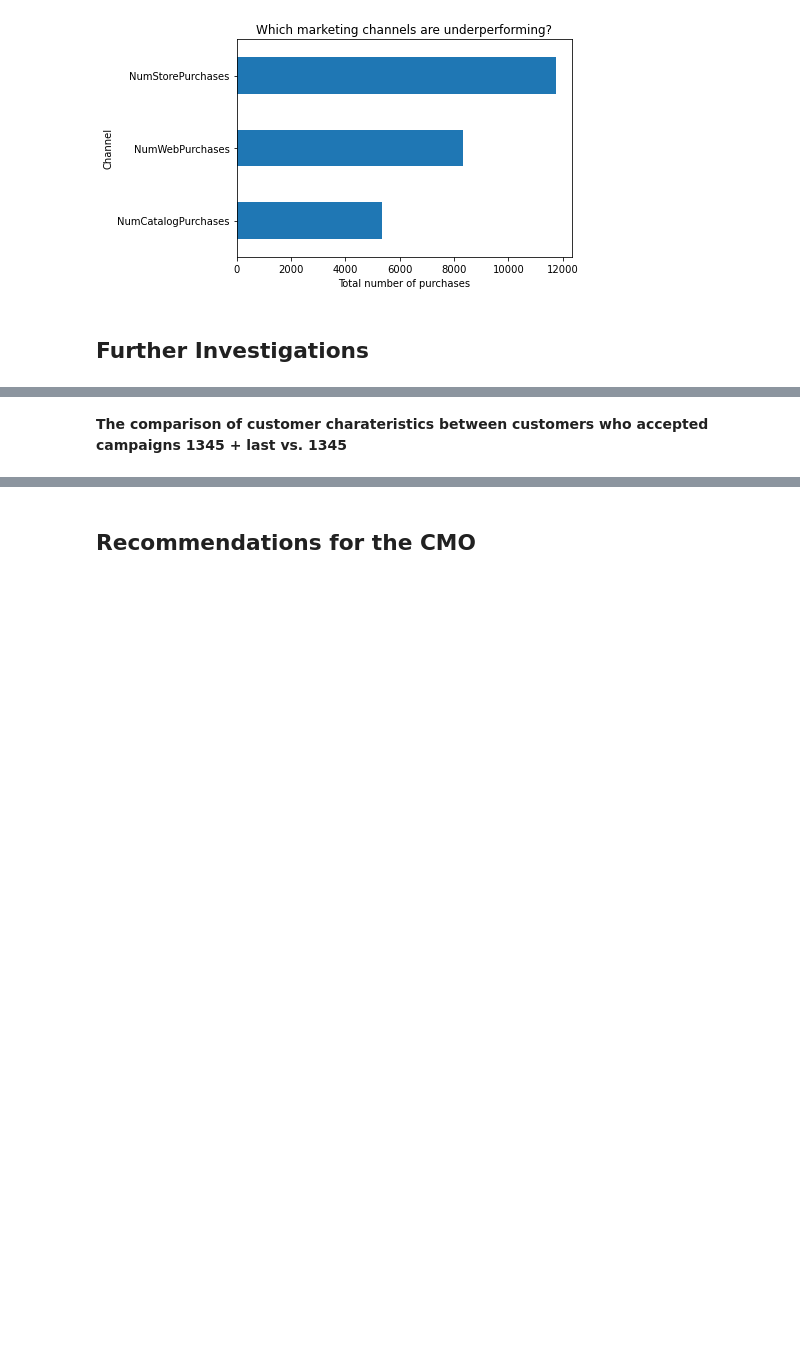
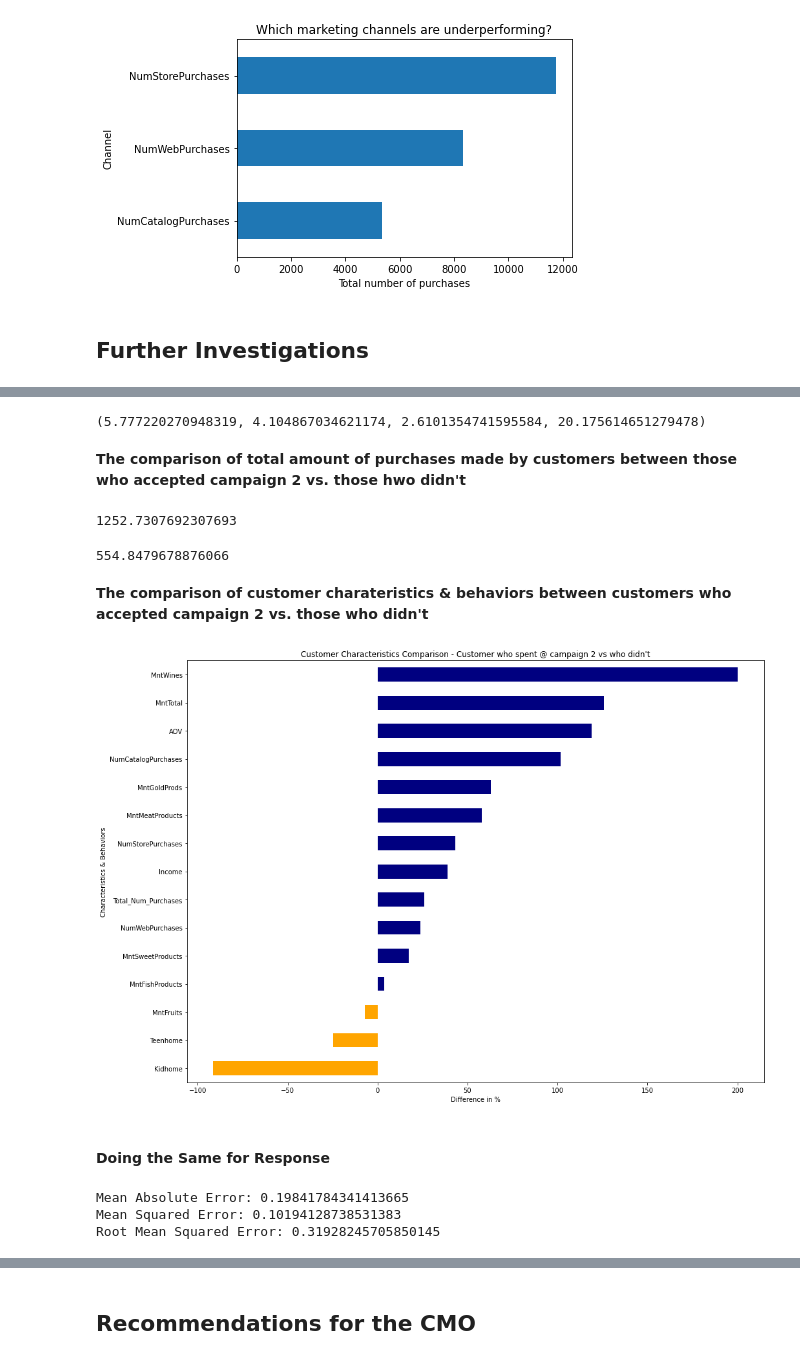
Before and after one commit to Kpeng511/Marketing-Campaign-Analytics, a Jupyter notebook: analytics.ipynb, the cells around one changed output, grey strips where cells are left out. Saved outputs shown, nothing was run; the diff lists cells and outputs as text; code cells hidden in the pictures; blank space fills up the shorter version.

```diff
--- a/analytics.ipynb
+++ b/analytics.ipynb
@@ -516,2 +572,51 @@ accepted_last_mid.shape[0], accepted_mid.shape[0], accepted_two_mid.shape[0]
+# %%
+didnt_accept_two['NumStorePurchases'].mean(), didnt_accept_two['NumWebPurchases'].mean(), \
+didnt_accept_two['NumCatalogPurchases'].mean(), didnt_accept_two['Total_Num_Purchases'].mean()
+# %% [output]
+(5.777220270948319, 4.104867034621174, 2.6101354741595584, 20.175614651279478)
+# %% [markdown]
+**The comparison of total amount of purchases made by customers between those who accepted campaign 2 vs. those hwo didn't**
+# %%
+accepted_two['MntTotal'].mean()
+# %% [output]
+1252.7307692307693
+# %%
+didnt_accept_two['MntTotal'].mean()
+# %% [output]
+554.8479678876066
 # %% [markdown]
-**The comparison of customer charateristics between customers who accepted campaigns 1345 + last vs. 1345**
+**The comparison of customer charateristics & behaviors between customers who accepted campaign 2 vs. those who didn't**
+# %%
+plt.figure(figsize = (16, 12))
+value1 = pd.DataFrame((((accepted_two.mean()) - didnt_accept_two.mean()) / didnt_accept_two.mean())*100)
+value1.dropna(inplace = True)
+value1.sort_values(by=0,inplace = True)
+value1['positive'] = value1[0] >=0
+value1[0].plot(kind='barh', color=value1.positive.map({True: 'navy', False: 'orange'}))
+plt.title("Customer Characteristics Comparison - Customer who spent @ campaign 2 vs who didn't")
+plt.xlabel("Difference in %")
+plt.ylabel("Characteristics & Behaviors");
+# %% [output]
+[figure, added]
+# %% [markdown]
+#### Doing the Same for Response
+# %%
+df = pd.get_dummies(df)
+
+y = df['Response']
+
+X_train, X_test, y_train, y_test = train_test_split(X, y, test_size =0.3)
+
+#Create a Random Forest Classifier with 200 trees
+rg = RandomForestRegressor(n_estimators = 200, n_jobs = -1)
+
+rg.fit(X_train, y_train)
+y_pred=rg.predict(X_test)
+
+print('Mean Absolute Error:', metrics.mean_absolute_error(y_test, y_pred))
+print('Mean Squared Error:', metrics.mean_squared_error(y_test, y_pred))
+print('Root Mean Squared Error:', np.sqrt(metrics.mean_squared_error(y_test, y_pred)))
+# %% [output]
+Mean Absolute Error: 0.19841784341413665
+Mean Squared Error: 0.10194128738531383
+Root Mean Squared Error: 0.31928245705850145
```
Also changed, not shown: parts of 37 cells of this notebook.
